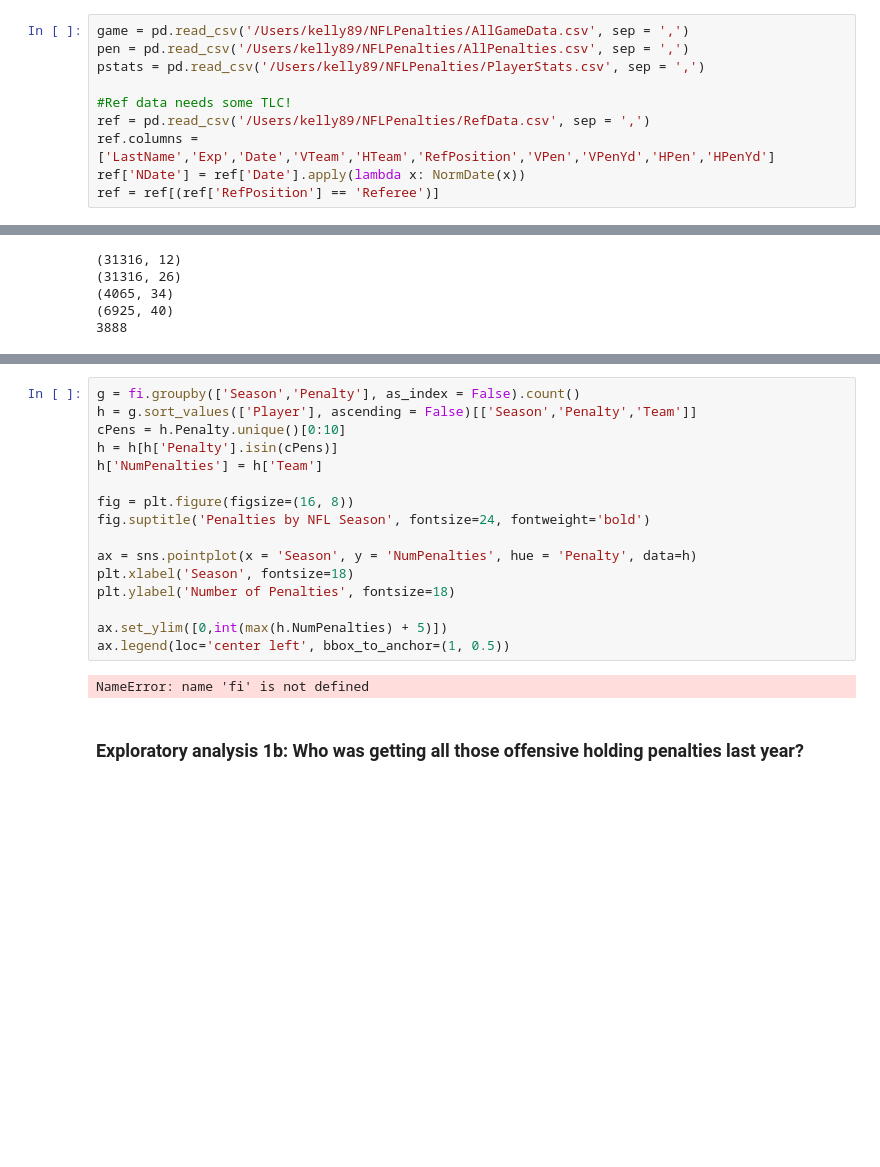
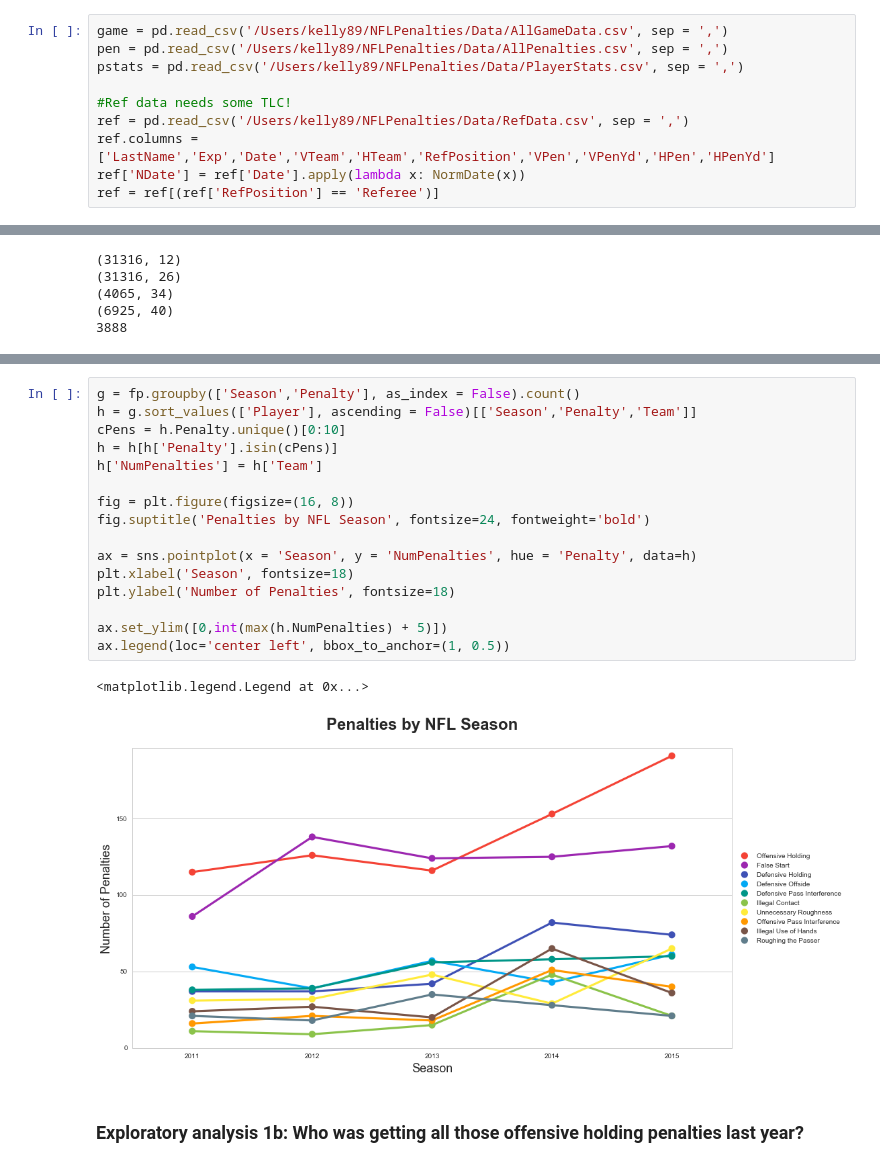
Before and after one commit to kellyuw/NFLPenalties, a Jupyter notebook: NFLPenalties.ipynb, the cells around one changed output, grey strips where cells are left out. Saved outputs shown, nothing was run; the diff lists cells and outputs as text; blank space fills up the shorter version.

```diff
--- a/NFLPenalties.ipynb
+++ b/NFLPenalties.ipynb
@@ -306,12 +306,12 @@ Found /Users/kelly89/NFLPenalties/AllGameData.csv
 # %% [markdown]
 ### Getting data from csv to pandas dataframes...
 # %%
-game = pd.read_csv('/Users/kelly89/NFLPenalties/AllGameData.csv', sep = ',')
-pen = pd.read_csv('/Users/kelly89/NFLPenalties/AllPenalties.csv', sep = ',')
-pstats = pd.read_csv('/Users/kelly89/NFLPenalties/PlayerStats.csv', sep = ',')
+game = pd.read_csv('/Users/kelly89/NFLPenalties/Data/AllGameData.csv', sep = ',')
+pen = pd.read_csv('/Users/kelly89/NFLPenalties/Data/AllPenalties.csv', sep = ',')
+pstats = pd.read_csv('/Users/kelly89/NFLPenalties/Data/PlayerStats.csv', sep = ',')
 
 #Ref data needs some TLC!
-ref = pd.read_csv('/Users/kelly89/NFLPenalties/RefData.csv', sep = ',')
+ref = pd.read_csv('/Users/kelly89/NFLPenalties/Data/RefData.csv', sep = ',')
 ref.columns = ['LastName','Exp','Date','VTeam','HTeam','RefPosition','VPen','VPenYd','HPen','HPenYd']
 ref['NDate'] = ref['Date'].apply(lambda x: NormDate(x))
 ref = ref[(ref['RefPosition'] == 'Referee')]
@@ -402,22 +401,23 @@ pd.value_counts(a['categories'])
 dtype: int64
 # %%
-g = fi.groupby(['Season','Penalty'], as_index = False).count()
+g = fp.groupby(['Season','Penalty'], as_index = False).count()
 h = g.sort_values(['Player'], ascending = False)[['Season','Penalty','Team']]
 cPens = h.Penalty.unique()[0:10]
 h = h[h['Penalty'].isin(cPens)]
 h['NumPenalties'] = h['Team']
 
 fig = plt.figure(figsize=(16, 8))
 fig.suptitle('Penalties by NFL Season', fontsize=24, fontweight='bold')
 
 ax = sns.pointplot(x = 'Season', y = 'NumPenalties', hue = 'Penalty', data=h)
 plt.xlabel('Season', fontsize=18)
 plt.ylabel('Number of Penalties', fontsize=18)
 
 ax.set_ylim([0,int(max(h.NumPenalties) + 5)])
 ax.legend(loc='center left', bbox_to_anchor=(1, 0.5))
 # %% [output]
-NameError: name 'fi' is not defined
+<matplotlib.legend.Legend at 0x...>
+[figure, added]
 # %% [markdown]
 ### Exploratory analysis 1b: Who was getting all those offensive holding penalties last year?
 # %%
```
Also changed, not shown: parts of 5 cells of this notebook.
